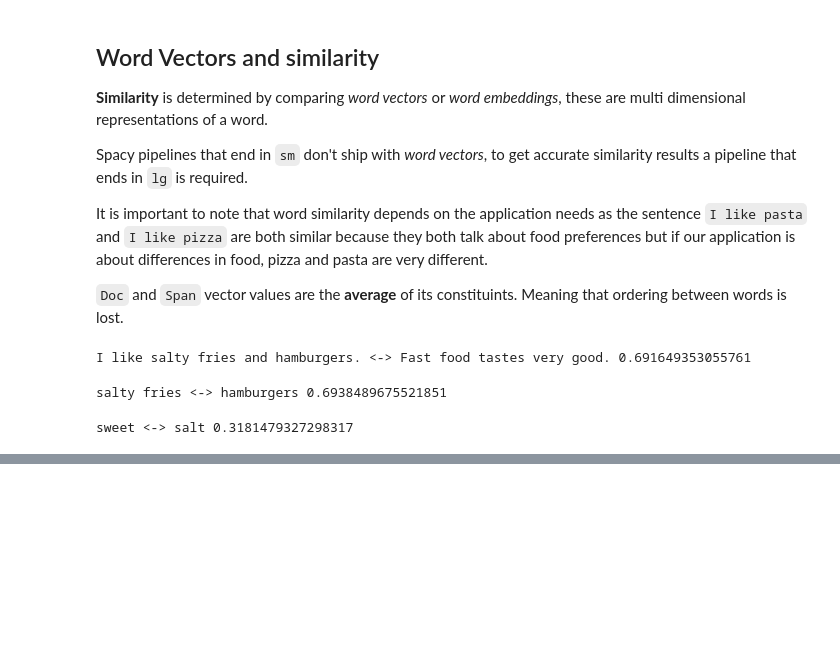
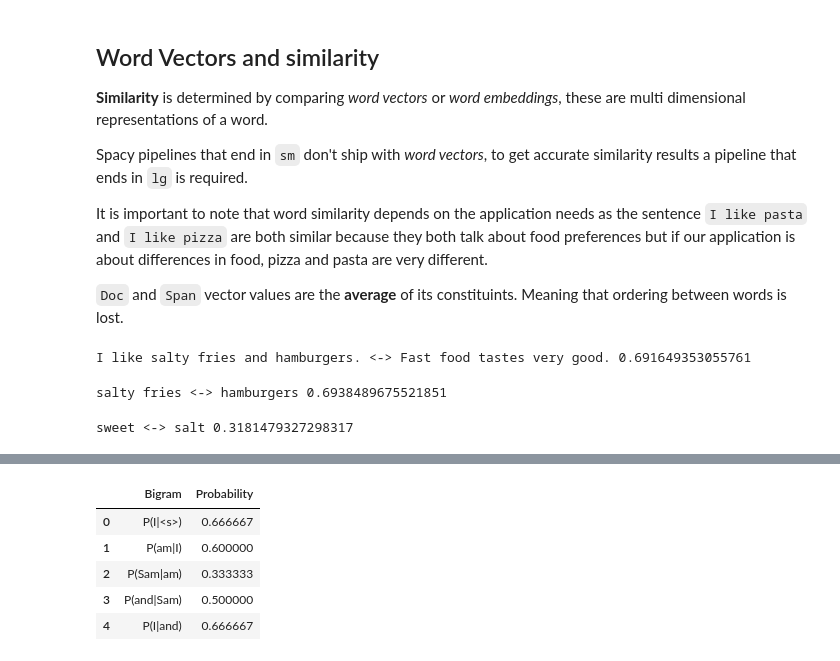
Before and after one commit to MartimVideira/nlp, a Jupyter notebook: my_preprocessing.ipynb, the cells around one changed output, grey strips where cells are left out. Saved outputs shown, nothing was run; the diff lists cells and outputs as text; code cells hidden in the pictures; blank space fills up the shorter version.

```diff
--- a/my_preprocessing.ipynb
+++ b/my_preprocessing.ipynb
@@ -555,0 +566,47 @@ sweet <-> salt 0.3181479327298317
+# %%
+from nltk import sent_tokenize, word_tokenize
+
+S_START, S_END = "<s>", "</s>"
+
+
+def tokenize_sent(sentence):
+    return [S_START] + word_tokenize(sentence) + [S_END]
+
+
+corpus = "I am Sam and I like ham green. Sam I am and I am not ham. I do not like green eggs and ham."
+sents = sent_tokenize(corpus)
+sents_toks = [tokenize_sent(s) for s in sents]
+
+bigrams = {}
+vocabulary = {}
+for sentence in sents_toks:
+    for i in range(len(sentence)):
+        first_token = sentence[i]
+        frequency = vocabulary.get(first_token, 0) + 1
+        vocabulary[first_token] = frequency
+        if i < len(sentence) - 1:
+            bigram = (first_token, sentence[i+1])
+            frequency = bigrams.get(bigram,0) + 1
+            bigrams[bigram] = frequency
+
+bigrams_probability = {}
+for bigram,bigram_frequency in bigrams.items():
+    w0, w1 =  bigram
+    frequency_w0 = vocabulary[w0]
+    bigram_probability = bigram_frequency / frequency_w0
+    bigrams_probability[bigram] = bigram_probability
+
+def create_conditional_ngram(ngram):
+    n = len(ngram)
+    sequence,last = ngram[:n-1],ngram[n-1]
+    return f'P({last}|{" ".join(sequence)})'
+
+data = [[create_conditional_ngram(b[0]),b[1]] for b in bigrams_probability.items()]
+pd.DataFrame(data,columns=["Bigram","Probability"]).head(5)
+# %% [output]
+|  | Bigram | Probability |
+| 0 | P(I|<s>) | 0.666667 |
+| 1 | P(am|I) | 0.600000 |
+| 2 | P(Sam|am) | 0.333333 |
+| 3 | P(and|Sam) | 0.500000 |
+| 4 | P(I|and) | 0.666667 |
```
Also changed, not shown: parts of 7 cells of this notebook, 1 other file.
